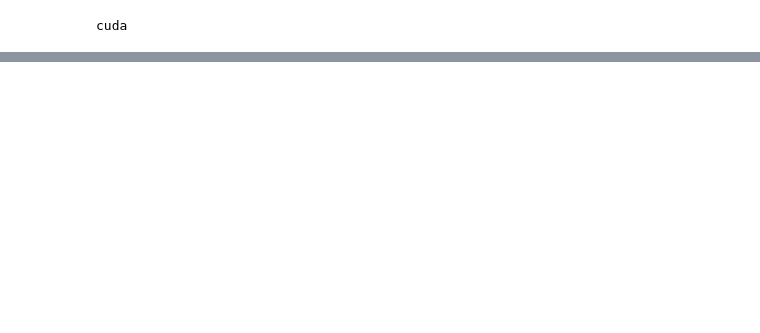
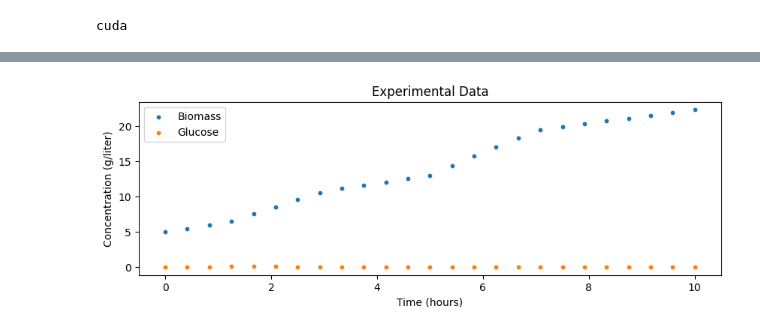
Before and after one commit to costasmexis/dynamic-modeling, a Jupyter notebook: notebooks/fed_batch_main.ipynb, the cells around one changed output, grey strips where cells are left out. Saved outputs shown, nothing was run; the diff lists cells and outputs as text; code cells hidden in the pictures; blank space fills up the shorter version.

Commit message:
Started simulated FB exp

```diff
--- a/notebooks/fed_batch_main.ipynb
+++ b/notebooks/fed_batch_main.ipynb
@@ -240,0 +22,69 @@ KeyboardInterrupt:
+# %%
+T_START = 0
+T_END = 10
+NUM_SAMPLES = 25
+
+# parameter values
+mumax = 0.88      # 1/hour
+Ks = 0.20         # g/liter
+Yxs = 0.5         # g/g
+Sin = 1.43 * 200        # g/liter
+
+# inlet flowrate
+def Fs(t):
+    if t < 1.2:
+        return 0.01
+    if t < 3:
+        return 0.02
+    elif t < 5:
+        return 0.01
+    elif t < 7:
+        return 0.03
+    else:
+        return 0.01
+
+def simulate(mumax, Ks, Yxs, Sin, T_START, T_END, NUM_SAMPLES):
+
+    mumax = mumax
+    Ks = Ks
+    Yxs = Yxs
+
+    # reaction rates
+    def mu(S):
+        return mumax*S/(Ks + S)
+
+    def Rg(X,S):
+        return mu(S)*X
+
+    # differential equations
+    def xdot(x,t):
+        X,S,V = x
+        dX = -Fs(t)*X/V + Rg(X,S)
+        dS = Fs(t)*(Sin-S)/V - Rg(X,S)/Yxs
+        dV = Fs(t)
+        return [dX,dS,dV]
+
+    IC = [5, 0.01, 1.1]
+
+    t = np.linspace(T_START,T_END,NUM_SAMPLES)
+    sol = odeint(xdot,IC,t)
+
+    return sol
+
+X,S,V = simulate(mumax, Ks, Yxs, Sin, T_START, T_END, NUM_SAMPLES).transpose()
+
+# Generate dataset
+t = np.linspace(T_START,T_END,NUM_SAMPLES)
+full_df = pd.DataFrame({'RTime': t, 'Biomass': X, 'Glucose': S, 'V': V})
+
+# Plot
+plt.figure(figsize=(10,3))
+plt.scatter(t,X,s=10,label='Biomass')
+plt.scatter(t,S,s=10,label='Glucose')
+plt.xlabel('Time (hours)')
+plt.ylabel('Concentration (g/liter)')
+plt.title('Experimental Data')
+plt.legend()
+plt.show()
+# %% [output]
+[figure, added]
```
Also changed, not shown: parts of 11 cells of this notebook, 9 other files.
